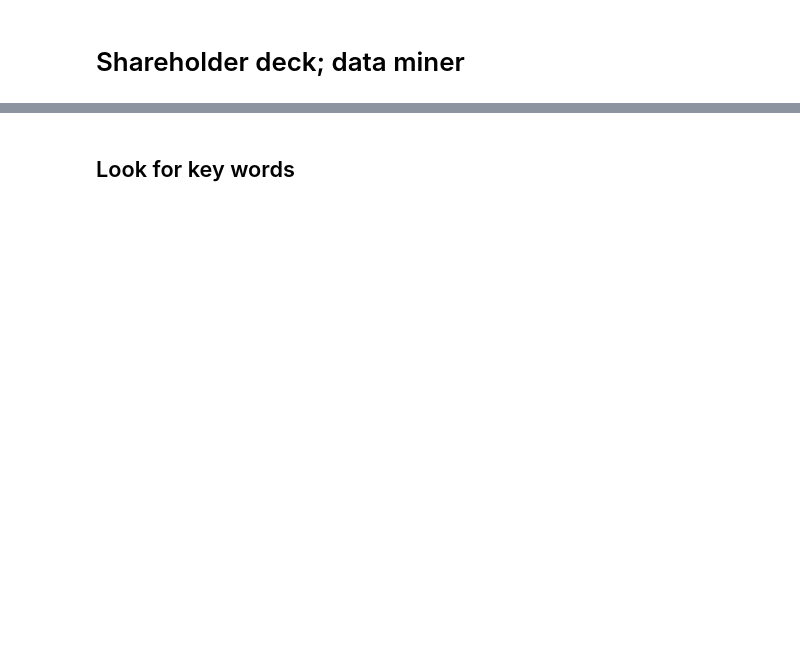
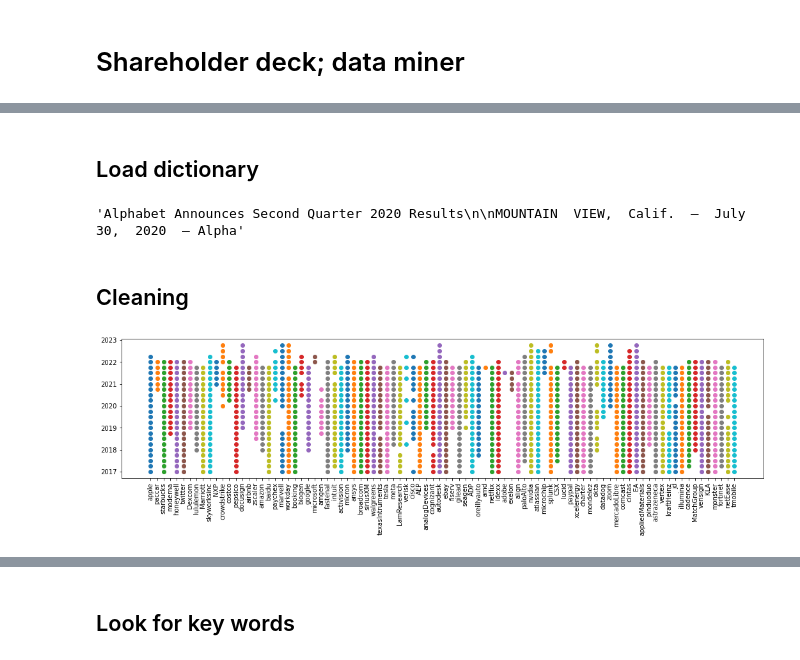
Before and after one commit to tonton-golio/DBS_textual, a Jupyter notebook: Shareholder_deck_keywords_newApproach.ipynb, the cells around one changed output, grey strips where cells are left out. Saved outputs shown, nothing was run; the diff lists cells and outputs as text; code cells hidden in the pictures; blank space fills up the shorter version.

```diff
--- a/Shareholder_deck_keywords_newApproach.ipynb
+++ b/Shareholder_deck_keywords_newApproach.ipynb
@@ -5,12 +7,9 @@
 # %%
-#import os
-
-from DBS_utils import *
-
-PWD = "/Users/antongolles/Documents/Work/ITU-Research/"
-relative_location = "data/Shareholder_decks/"
+PWD = "/Users/antongolles/Documents/Work/ITU-Research/DBS_textual/"
+relative_location = "../data/Shareholder_decks/"
 list_dir = os.listdir(PWD+relative_location)
 
 companies = get_company_names(list_dir)
 text_dicts = get_text_dicts(list_dir)
-print('companies: ',companies, '\n text dicts: ',[i[33:] for i in text_dicts])
+#print('companies: ',companies, '\n text dicts: ',[i[33:] for i in text_dicts])
+#print("Number of companies = ", len(companies))
@@ -129,7 +23,31 @@ already in dataset data/Shareholder_decks/cisco/cisco_2020_Q2.pdf
+# %% [markdown]
+## Load dictionary
 # %%
 date_today = str(date.today())
-date_latest = date_today#'2022-02-22'
+date_latest = '2022-05-18'
 
 file = np.load(relative_location+f'text_from_shareholder_decks_{date_latest}.npz', allow_pickle=True)
-dictionary = file[file.files[0]].item()
-dictionary['google']['google_2020_Q2'].keys()
+#file = np.load(relative_location+'../'+f'text_from_shareholder_decks_{date_latest}.npz', allow_pickle=True)
+text_dict = file[file.files[0]].item()
+text_dict['google']['google_2020_Q2']['text'][:100]
+# %% [output]
+'Alphabet Announces Second Quarter 2020 Results\n\nMOUNTAIN  VIEW,  Calif.  –  July  30,  2020  – Alpha'
+# %% [markdown]
+## Cleaning
+# %%
+# Lets see if we have an appropriate number of each
+fullness_dict = {}
+for company in text_dict.keys():
+    fullness_dict[company] = []
+    for report in text_dict[company].keys():
+        year, quarter = int(report.split('_')[1]), int(report.split('_')[2][1])
+        fullness_dict[company].append(year+quarter*.25-.25)
+
+
+plt.figure(figsize=(18,4))
+for index,company in enumerate(fullness_dict.keys()):
+    plt.scatter([index]*len(fullness_dict[company]), fullness_dict[company])
+
+plt.xticks(range(len(fullness_dict.keys())), fullness_dict.keys(), rotation=90);
+# %% [output]
+[figure, added]
```
Also changed, not shown: parts of 56 cells of this notebook, 16 other files.
